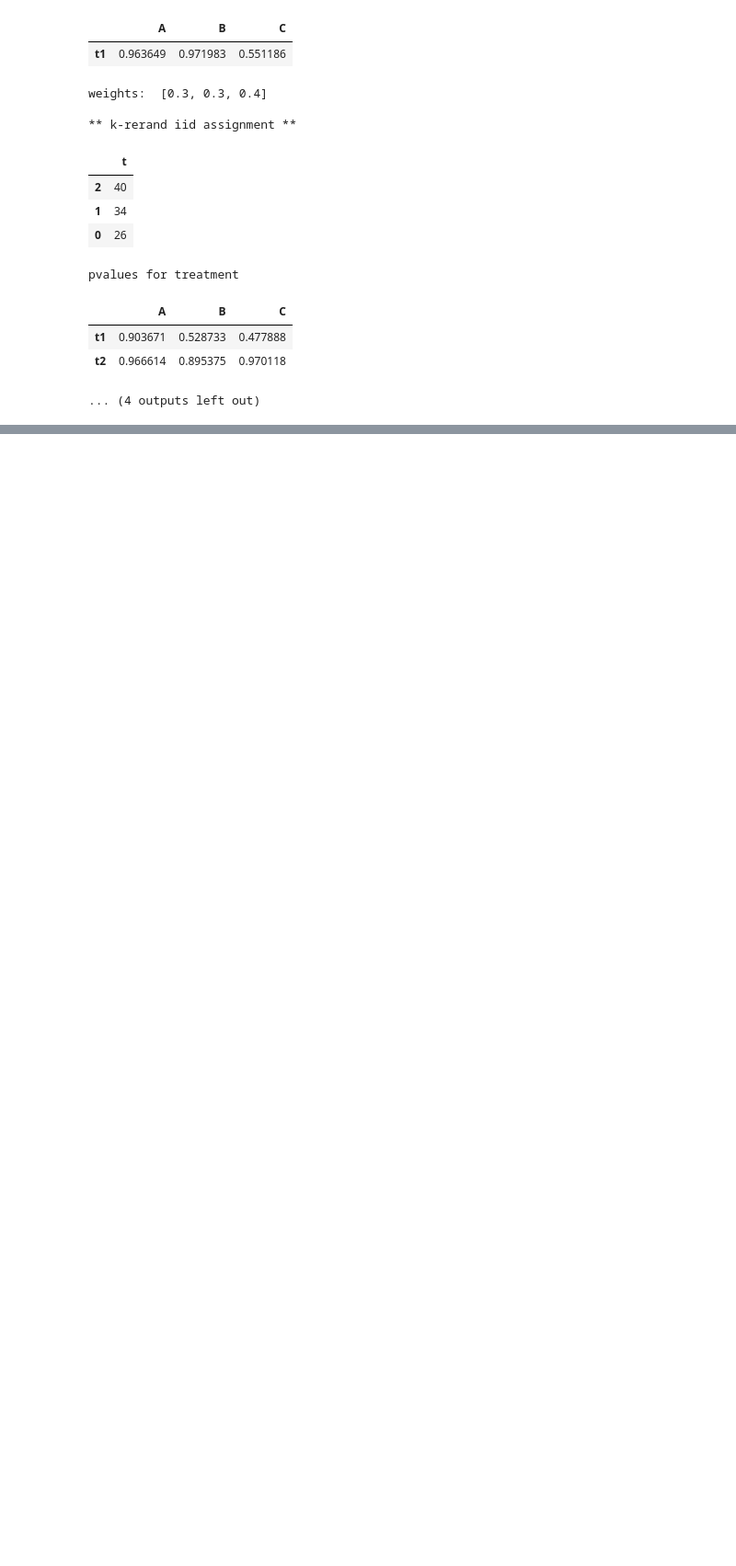
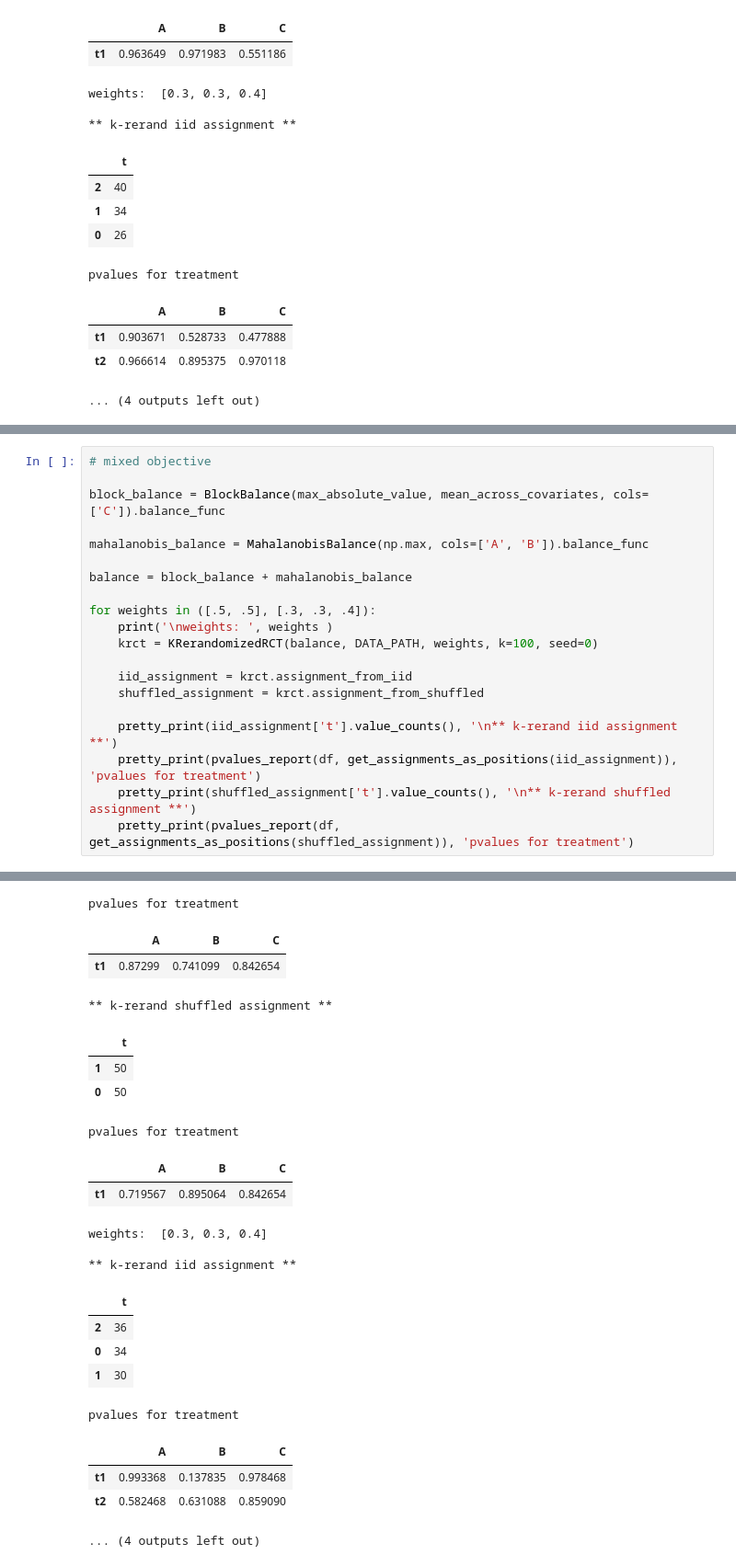
Before and after one commit to sylvaingchassang/rct, a Jupyter notebook: notebooks/examples_k_rerandomized_rct.ipynb, the cells around one changed output, grey strips where cells are left out. Shown: that part at 92% size. Saved outputs shown, nothing was run; the diff lists cells and outputs as text; blank space fills up the shorter version.

```diff
--- a/notebooks/examples.ipynb
+++ b/notebooks/examples_k_rerandomized_rct.ipynb
@@ -181,0 +230,21 @@ pvalues for treatment
+# %%
+# mixed objective
+
+block_balance = BlockBalance(max_absolute_value, mean_across_covariates, cols=['C']).balance_func
+
+mahalanobis_balance = MahalanobisBalance(np.max, cols=['A', 'B']).balance_func
+
+balance = block_balance + mahalanobis_balance
+
+for weights in ([.5, .5], [.3, .3, .4]):
+    print('\nweights: ', weights )
+    krct = KRerandomizedRCT(balance, DATA_PATH, weights, k=100, seed=0)
+
+    iid_assignment = krct.assignment_from_iid
+    shuffled_assignment = krct.assignment_from_shuffled
+
+    pretty_print(iid_assignment['t'].value_counts(), '\n** k-rerand iid assignment **')
+    pretty_print(pvalues_report(df, get_assignments_as_positions(iid_assignment)), 'pvalues for treatment')
+    pretty_print(shuffled_assignment['t'].value_counts(), '\n** k-rerand shuffled assignment **')
+    pretty_print(pvalues_report(df, get_assignments_as_positions(shuffled_assignment)), 'pvalues for treatment')
+# %% [output]
@@ -181,0 +257,22 @@ pvalues for treatment
+pvalues for treatment
+|  | A | B | C |
+| t1 | 0.87299 | 0.741099 | 0.842654 |
+** k-rerand shuffled assignment **
+|  | t |
+| 1 | 50 |
+| 0 | 50 |
+pvalues for treatment
+|  | A | B | C |
+| t1 | 0.719567 | 0.895064 | 0.842654 |
+weights:  [0.3, 0.3, 0.4]
+
+** k-rerand iid assignment **
+|  | t |
+| 2 | 36 |
+| 0 | 34 |
+| 1 | 30 |
+pvalues for treatment
+|  | A | B | C |
+| t1 | 0.993368 | 0.137835 | 0.978468 |
+| t2 | 0.582468 | 0.631088 | 0.859090 |
+... (4 outputs left out)
```
Also changed, not shown: parts of 4 cells of this notebook, 14 other files.
